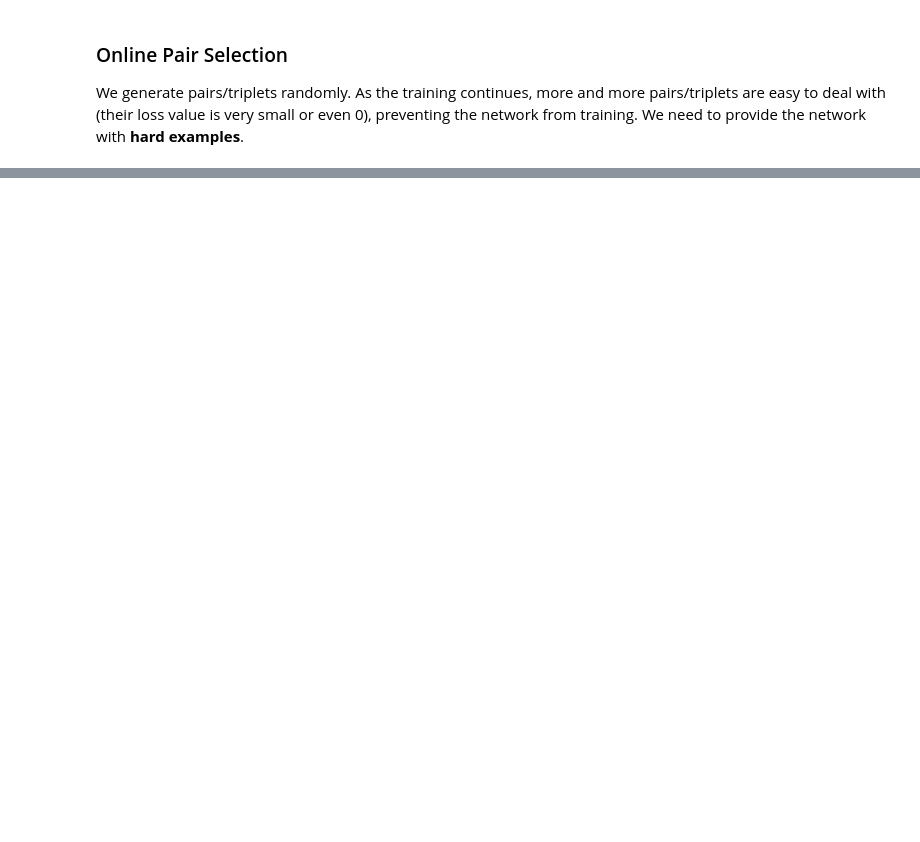
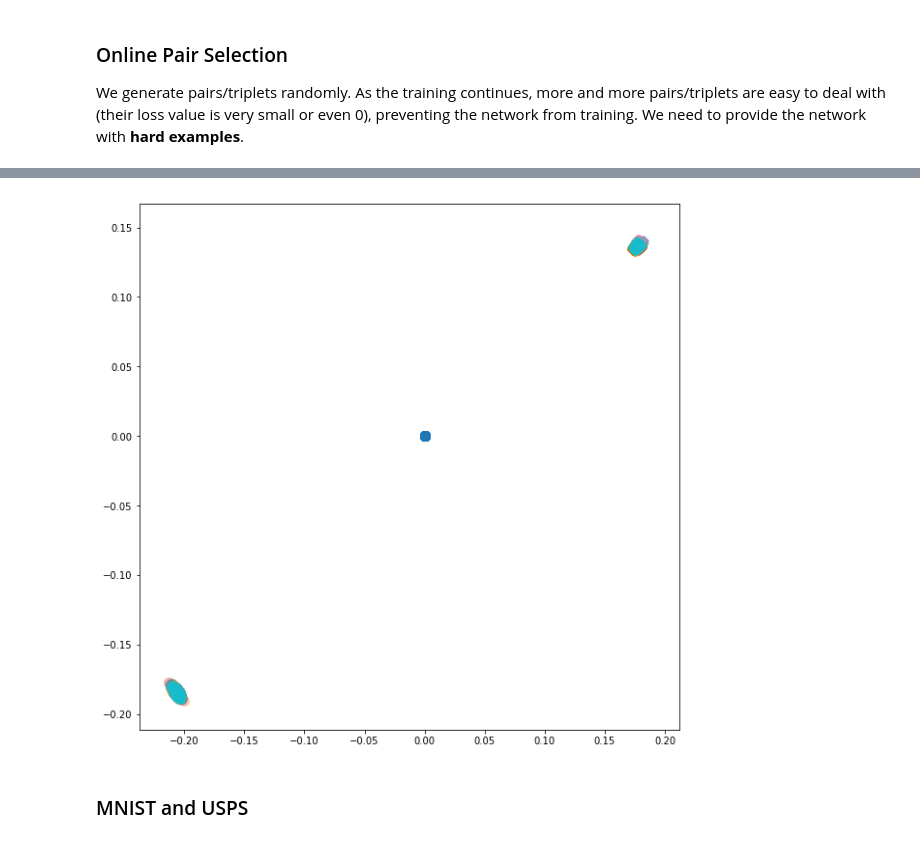
Before and after one commit to lovish1234/MLPrototype, a Jupyter notebook: siamese-triplet/Siamese_Domain_Embedding.ipynb, the cells around one changed output, grey strips where cells are left out. Saved outputs shown, nothing was run; the diff lists cells and outputs as text; code cells hidden in the pictures; blank space fills up the shorter version.

```diff
--- a/siamese-triplet/Siamese_Domain_Embedding.ipynb
+++ b/siamese-triplet/Siamese_Domain_Embedding.ipynb
@@ -346,0 +357,8 @@ fit(online_train_loader, online_test_loader, model, loss_fn, optimizer, schedule
+# %%
+primary_train_embeddings, primary_train_labels = extract_embeddings(online_train_loader_primary, model, domain='primary')
+helper_train_embeddings, helper_train_labels = extract_embeddings(online_train_loader_helper, model, domain='helper')
+
+
+plot_embeddings(primary_train_embeddings, primary_train_labels, helper_train_embeddings, helper_train_labels)
+# %% [output]
+[figure, added]
@@ -346,0 +378,2 @@ fit(online_train_loader, online_test_loader, model, loss_fn, optimizer, schedule
+# %% [markdown]
+### MNIST and USPS
```
Also changed, not shown: parts of 19 cells of this notebook, 1 other file.
